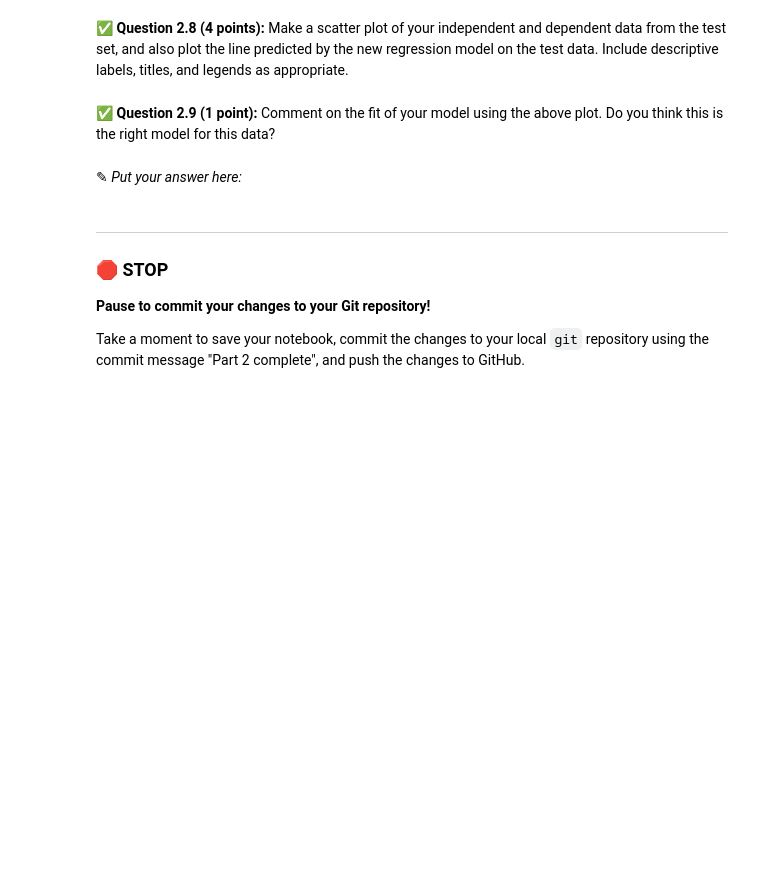
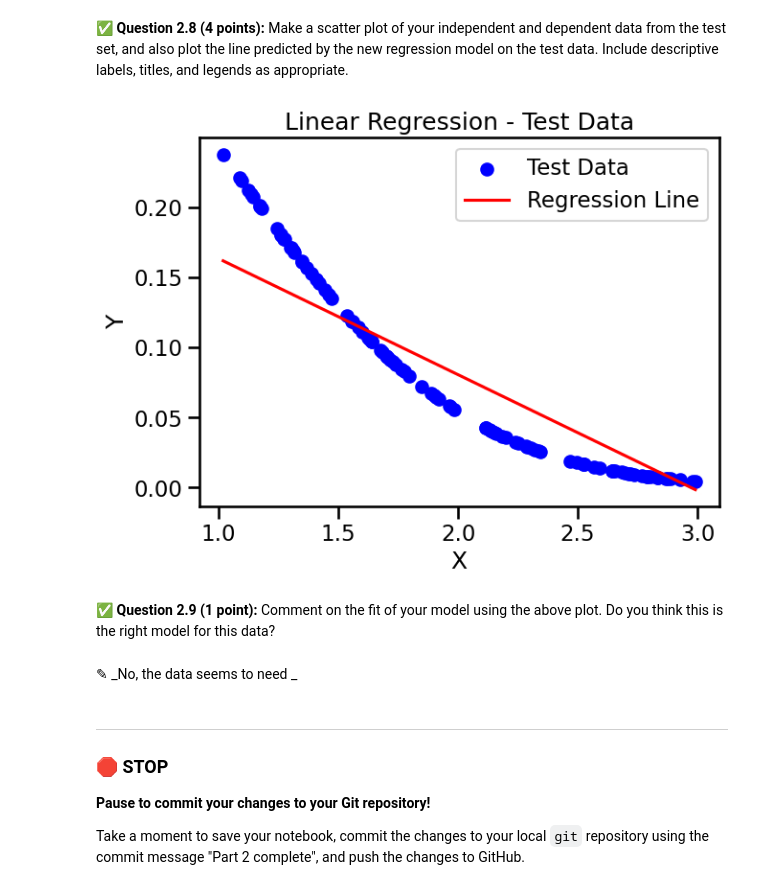
Before and after one commit to callewiss/CMSE202-s26-turnin, a Jupyter notebook: hw-03/HW-03_Regression-S26-STUDENT.ipynb, the cells around one changed output. Saved outputs shown, nothing was run; the diff lists cells and outputs as text; code cells hidden in the pictures; blank space fills up the shorter version.

```diff
--- a/hw-03/HW-03_Regression-S26-STUDENT.ipynb
+++ b/hw-03/HW-03_Regression-S26-STUDENT.ipynb
@@ -148,2 +189,7 @@ In this part, we'll perform some one-variable linear regression analysis on the
+# %%
+# Put your code here
+test_data = pd.read_csv("Test_1.csv")
+X_test = sm.add_constant(test_data["X"])
+y_test = test_data["Y"]
 # %% [markdown]
 &#9989; **Question 2.8 (4 points):** Make a scatter plot of your independent and dependent data from the test set, and also plot the line predicted by the new regression model on the test data. Include descriptive labels, titles, and legends as appropriate.
@@ -152,7 +196,22 @@ In this part, we'll perform some one-variable linear regression analysis on the
+# %%
+# Put your answer here
+x_vals = np.linspace(test_data["X"].min(), test_data["X"].max(), 100)
+y_vals = model.predict(sm.add_constant(x_vals))
+
+plt.figure(figsize=(7, 5))
+plt.scatter(test_data["X"], test_data["Y"], label="Test Data", color="blue")
+plt.plot(x_vals, y_vals, color="red", label="Regression Line")
+plt.xlabel("X")
+plt.ylabel("Y")
+plt.title("Linear Regression - Test Data")
+plt.legend()
+plt.show()
+# %% [output]
+[figure, added]
 # %% [markdown]
 &#9989; **Question 2.9 (1 point):** Comment on the fit of your model using the above plot. Do you think this is the right model for this data?
 # %% [markdown]
-<font size=+3>&#9998;</font> _Put your answer here:_
+<font size=+3>&#9998;</font> _No, the data seems to need _
 # %% [markdown]
 ---
 ### &#128721; STOP
```
Also changed, not shown: parts of 13 cells of this notebook, 3 other files.
